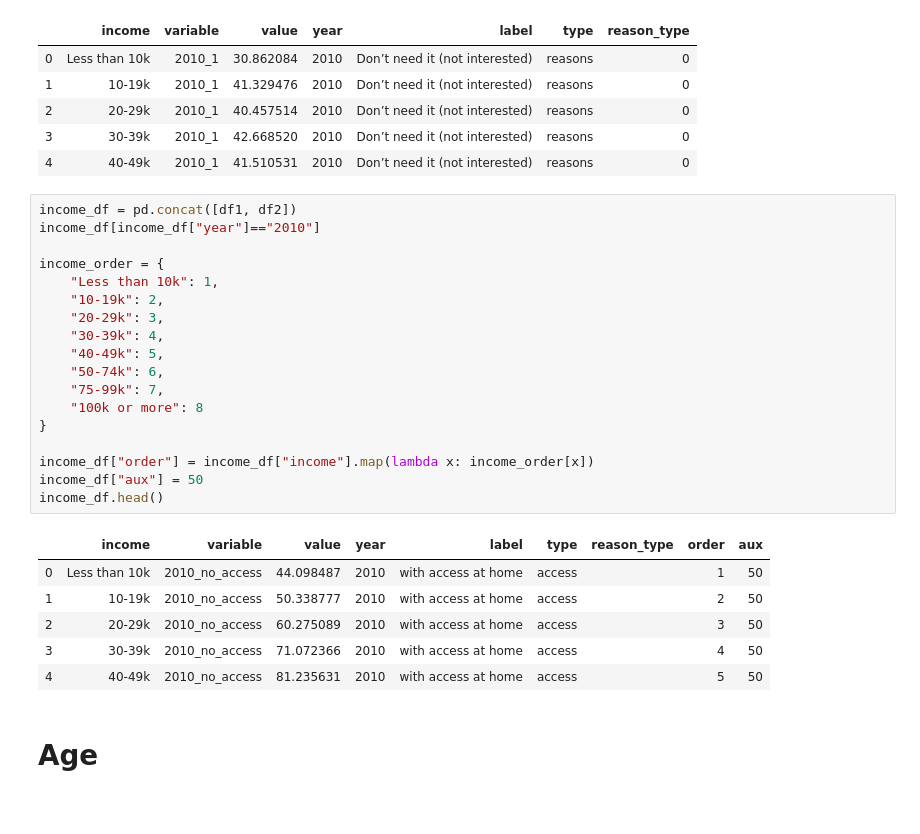
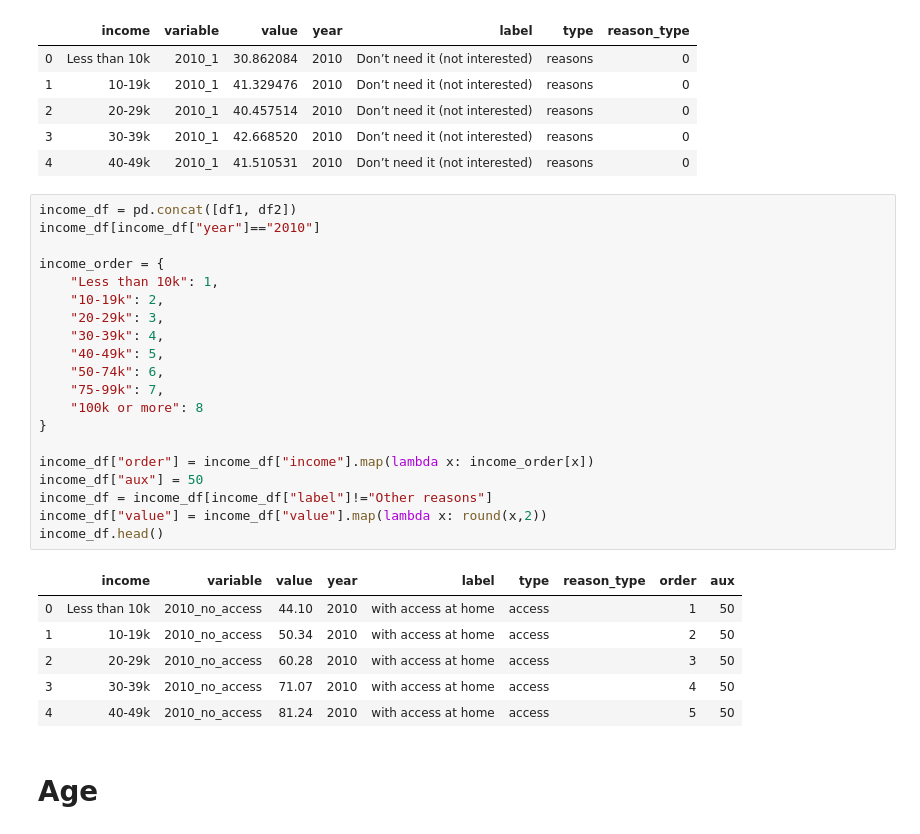
Before and after one commit to raubsaurier/si649_group_project, a Jupyter notebook: 649-EDA/cleanup_yijing_bars-Copy1.ipynb, the cells around one changed output. Drawn from its saved outputs; the diff is of its cells as text.

```diff
--- a/649-EDA/cleanup_yijing_bars-Copy1.ipynb
+++ b/649-EDA/cleanup_yijing_bars-Copy1.ipynb
@@ -60,28 +60,30 @@ df2.head()
 # %%
 income_df = pd.concat([df1, df2])
 income_df[income_df["year"]=="2010"]
 
 income_order = {
     "Less than 10k": 1,
     "10-19k": 2,
     "20-29k": 3,
     "30-39k": 4,
     "40-49k": 5,
     "50-74k": 6,
     "75-99k": 7,
     "100k or more": 8
 }
 
 income_df["order"] = income_df["income"].map(lambda x: income_order[x])
 income_df["aux"] = 50
+income_df = income_df[income_df["label"]!="Other reasons"]
+income_df["value"] = income_df["value"].map(lambda x: round(x,2))
 income_df.head()
 # %% [output]
 |  | income | variable | value | year | label | type | reason_type | order | aux |
-| 0 | Less than 10k | 2010_no_access | 44.098487 | 2010 | with access at home | access |  | 1 | 50 |
-| 1 | 10-19k | 2010_no_access | 50.338777 | 2010 | with access at home | access |  | 2 | 50 |
-| 2 | 20-29k | 2010_no_access | 60.275089 | 2010 | with access at home | access |  | 3 | 50 |
-| 3 | 30-39k | 2010_no_access | 71.072366 | 2010 | with access at home | access |  | 4 | 50 |
-| 4 | 40-49k | 2010_no_access | 81.235631 | 2010 | with access at home | access |  | 5 | 50 |
+| 0 | Less than 10k | 2010_no_access | 44.10 | 2010 | with access at home | access |  | 1 | 50 |
+| 1 | 10-19k | 2010_no_access | 50.34 | 2010 | with access at home | access |  | 2 | 50 |
+| 2 | 20-29k | 2010_no_access | 60.28 | 2010 | with access at home | access |  | 3 | 50 |
+| 3 | 30-39k | 2010_no_access | 71.07 | 2010 | with access at home | access |  | 4 | 50 |
+| 4 | 40-49k | 2010_no_access | 81.24 | 2010 | with access at home | access |  | 5 | 50 |
 # %% [markdown]
 # Age
 # %%
```
Also changed, not shown: parts of 7 cells of this notebook, 2 other files.
